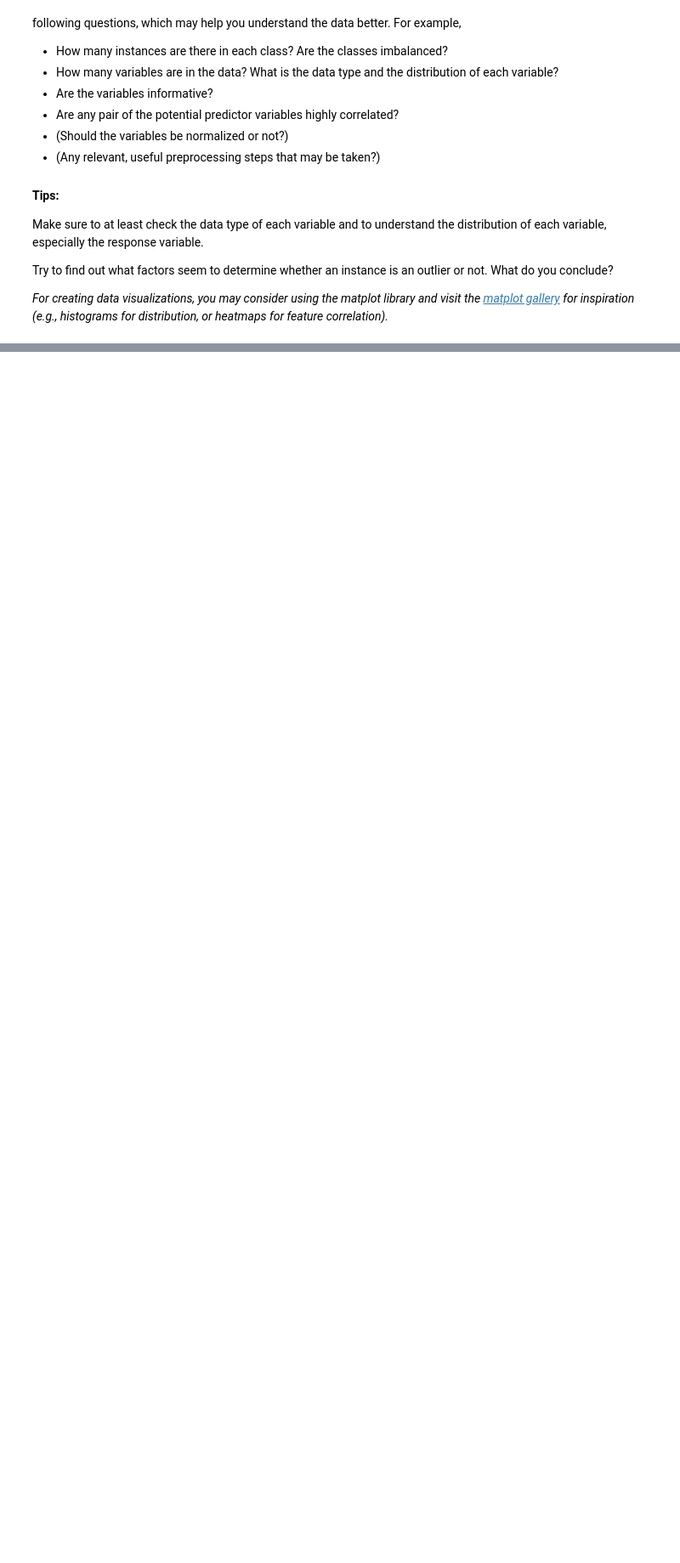
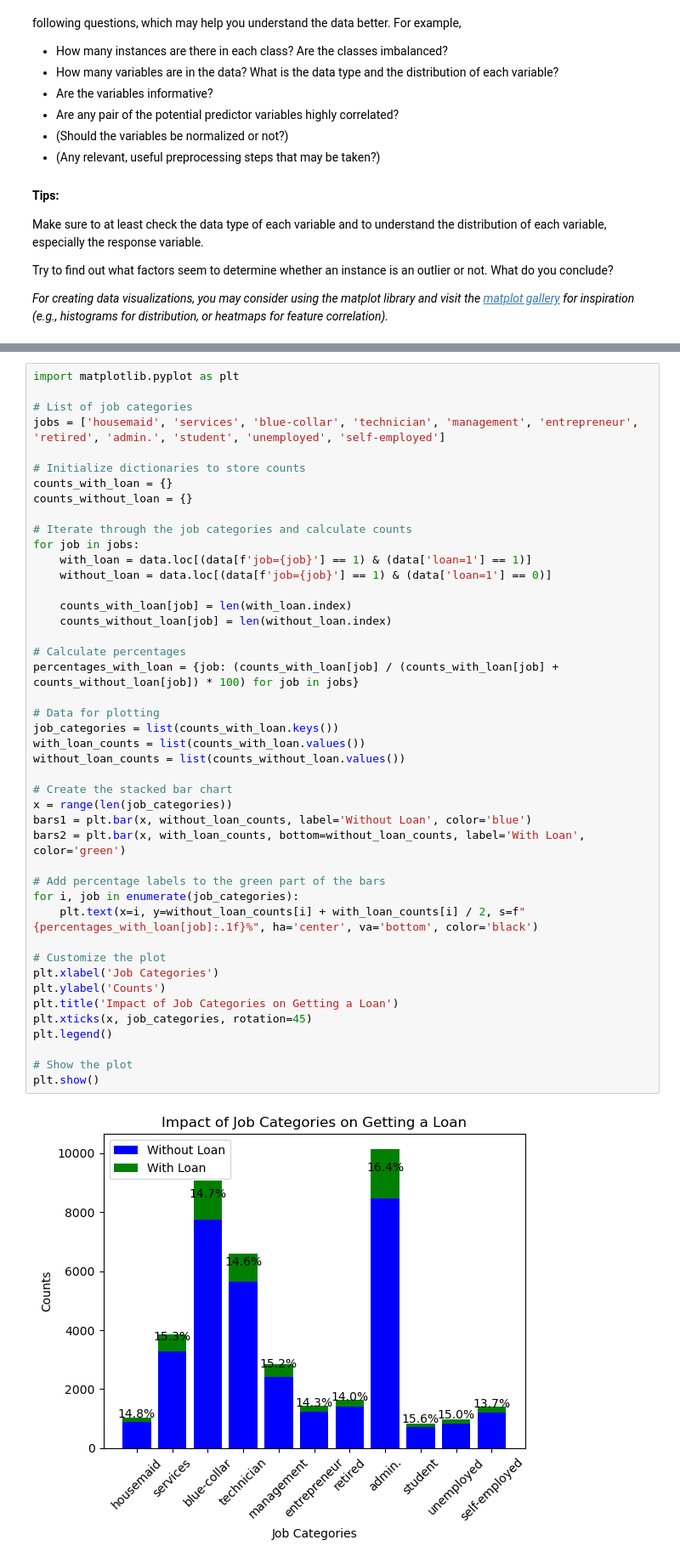
Before and after one commit to dmHarmsen/APML-Assignement-1, a Jupyter notebook: Assignment 1.ipynb, the cells around one changed output, grey strips where cells are left out. Shown at 85% size. Saved outputs shown, nothing was run; the diff lists cells and outputs as text; blank space fills up the shorter version.

Commit message:
Update Assignment 1.ipynb
Added bargraph showing gotten loans for each job

```diff
--- a/Assignment 1.ipynb
+++ b/Assignment 1.ipynb
@@ -145,0 +163,46 @@ plt.show()
+# %%
+import matplotlib.pyplot as plt
+
+# List of job categories
+jobs = ['housemaid', 'services', 'blue-collar', 'technician', 'management', 'entrepreneur', 'retired', 'admin.', 'student', 'unemployed', 'self-employed']
+
+# Initialize dictionaries to store counts
+counts_with_loan = {}
+counts_without_loan = {}
+
+# Iterate through the job categories and calculate counts
+for job in jobs:
+    with_loan = data.loc[(data[f'job={job}'] == 1) & (data['loan=1'] == 1)]
+    without_loan = data.loc[(data[f'job={job}'] == 1) & (data['loan=1'] == 0)]
+
+    counts_with_loan[job] = len(with_loan.index)
+    counts_without_loan[job] = len(without_loan.index)
+
+# Calculate percentages
+percentages_with_loan = {job: (counts_with_loan[job] / (counts_with_loan[job] + counts_without_loan[job]) * 100) for job in jobs}
+
+# Data for plotting
+job_categories = list(counts_with_loan.keys())
+with_loan_counts = list(counts_with_loan.values())
+without_loan_counts = list(counts_without_loan.values())
+
+# Create the stacked bar chart
+x = range(len(job_categories))
+bars1 = plt.bar(x, without_loan_counts, label='Without Loan', color='blue')
+bars2 = plt.bar(x, with_loan_counts, bottom=without_loan_counts, label='With Loan', color='green')
+
+# Add percentage labels to the green part of the bars
+for i, job in enumerate(job_categories):
+    plt.text(x=i, y=without_loan_counts[i] + with_loan_counts[i] / 2, s=f"{percentages_with_loan[job]:.1f}%", ha='center', va='bottom', color='black')
+
+# Customize the plot
+plt.xlabel('Job Categories')
+plt.ylabel('Counts')
+plt.title('Impact of Job Categories on Getting a Loan')
+plt.xticks(x, job_categories, rotation=45)
+plt.legend()
+
+# Show the plot
+plt.show()
+# %% [output]
+[figure, added]
```
Also changed, not shown: parts of 4 cells of this notebook.
